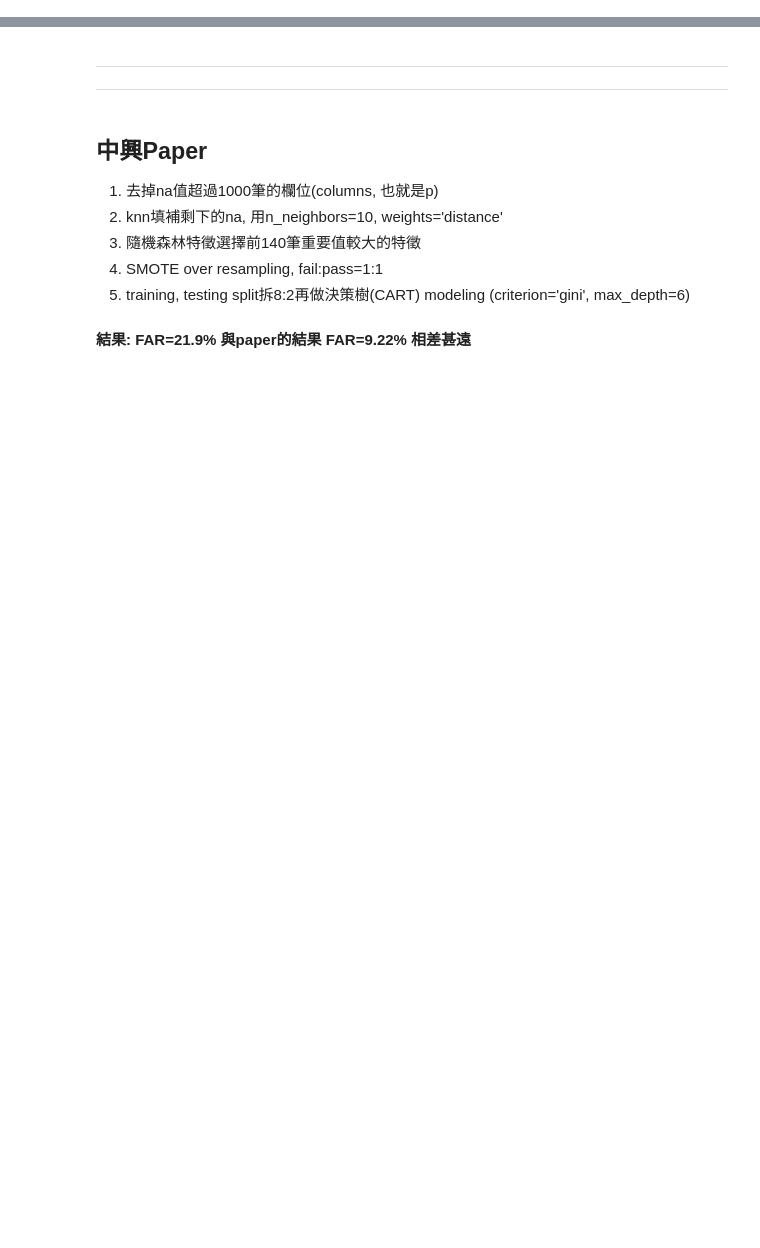
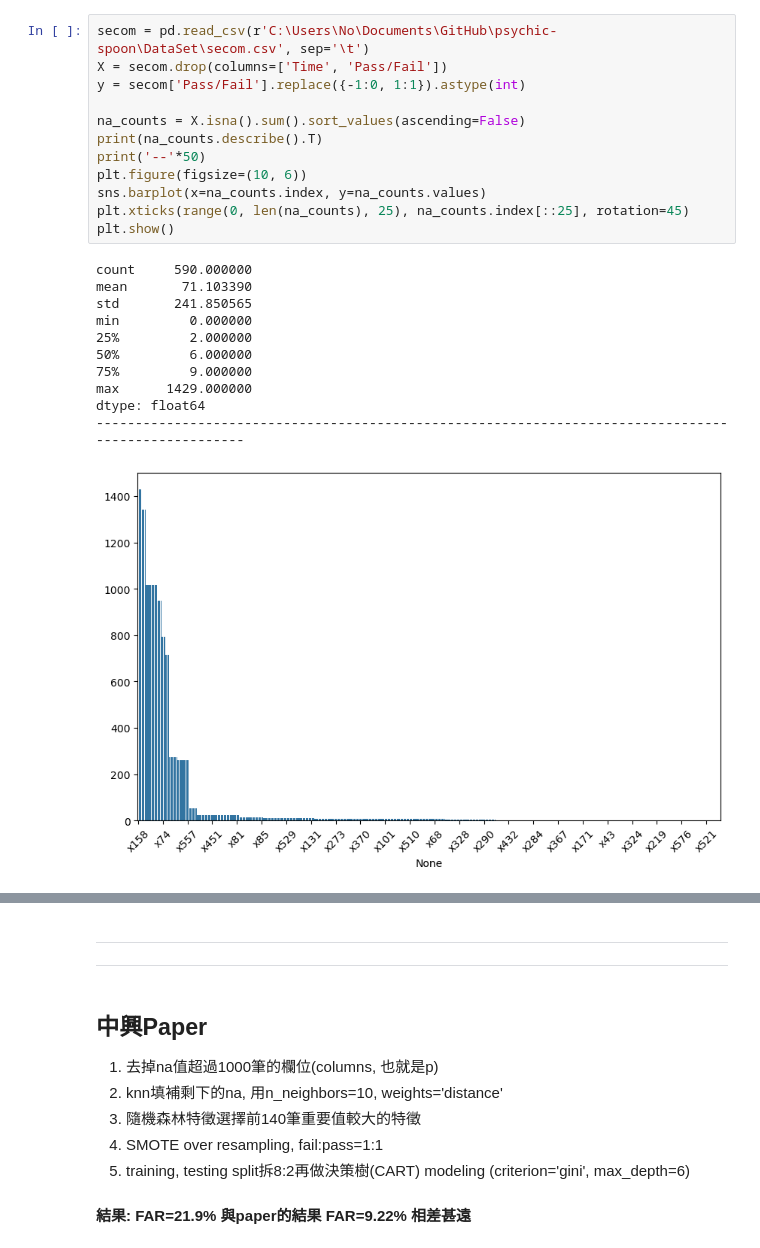
Before and after one commit to JackHuang0125/WHAT_I_DID, a Jupyter notebook: 0 Meeting/0_PAPER_0904.ipynb, the cells around one changed output, grey strips where cells are left out. Cells and saved outputs as stored; diff of their text form; blank space fills up the shorter version.

```diff
--- a/0 Meeting/0_PAPER_0904.ipynb
+++ b/0 Meeting/0_PAPER_0904.ipynb
@@ -15,3 +16,27 @@ from sklearn.impute import KNNImputer
 from xgboost import XGBClassifier
 from lightgbm import LGBMClassifier
 from imblearn.over_sampling import SMOTE
+# %%
+secom = pd.read_csv(r'C:\Users\No\Documents\GitHub\psychic-spoon\DataSet\secom.csv', sep='\t')
+X = secom.drop(columns=['Time', 'Pass/Fail'])
+y = secom['Pass/Fail'].replace({-1:0, 1:1}).astype(int)
+
+na_counts = X.isna().sum().sort_values(ascending=False)
+print(na_counts.describe().T)
+print('--'*50)
+plt.figure(figsize=(10, 6))
+sns.barplot(x=na_counts.index, y=na_counts.values)
+plt.xticks(range(0, len(na_counts), 25), na_counts.index[::25], rotation=45)
+plt.show()
+# %% [output]
+count     590.000000
+mean       71.103390
+std       241.850565
+min         0.000000
+25%         2.000000
+50%         6.000000
+75%         9.000000
+max      1429.000000
+dtype: float64
+----------------------------------------------------------------------------------------------------
+[figure, added]
```
Also changed, not shown: parts of 21 cells of this notebook.
